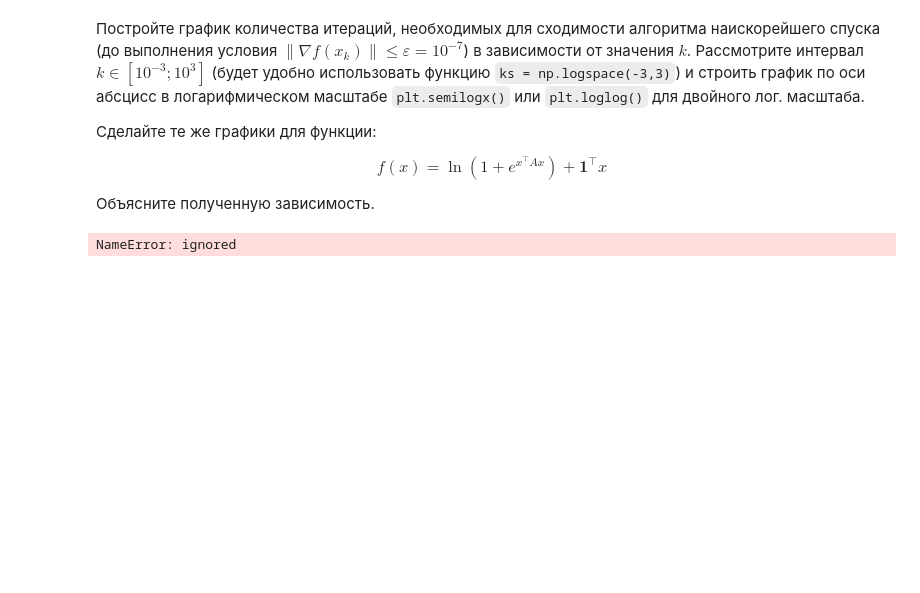
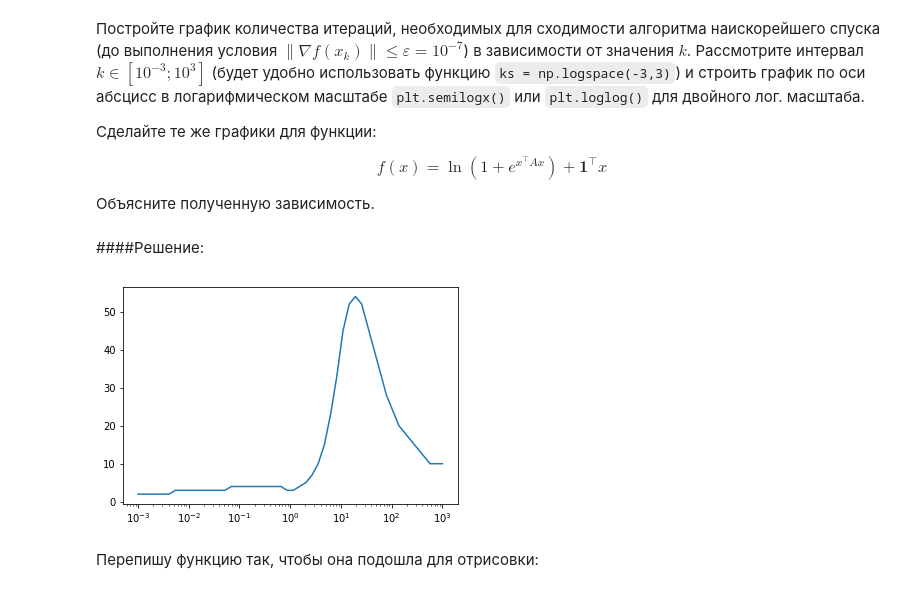
Before and after one commit to ilikot/optim, a Jupyter notebook: HW1_Takidze_Ilya.ipynb, the cells around one changed output. Cells and saved outputs as stored; diff of their text form; code cells hidden in the pictures; blank space fills up the shorter version.

```diff
--- a/HW1_Takidze_Ilya.ipynb
+++ b/HW1_Takidze_Ilya.ipynb
@@ -562,16 +740,12 @@ def steepest_descent_len(x_0, f, df, df_eps = 1e-2, max_iter = 1000):
-# %%
-ks = np.logspace(-3,3)
-#x = np.array((np.linspace(-10, 10, num = len(ks)), np.linspace(-10, 10, num = len(ks))))
-x_0 = [3.7,1]
-#grad = steepest_descent(x_0, f_6(x, ks), df_6, df_eps = 1e-7)
-#print(grad)
-#x = np.zeros(len(grad))
-#y = np.zeros(len(grad))
-#for i in range(len(grad)):
-#  x[i] = grad[i][0]
-#  y[i] = grad[i][1]
-#print(grad)
-plt.plot(ks, steepest_descent_len(x_0, f_6(x, *ks), df_6, df_eps = 1e-7))
-plt.show()
-# %% [output]
-NameError: ignored
+# %% [markdown]
+####Решение:
+# %%
+ks = np.logspace(-3, 3)
+res=[]
+for i in ks:
+    res.append(len(steepest_descent(x_0,f_6, df_6, i)))
+plt.semilogx()
+plt.plot(ks, res)
+plt.show()
+# %% [output]
+[figure, added]
@@ -577,0 +775,2 @@ NameError: ignored
+# %% [markdown]
+Перепишу функцию так, чтобы она подошла для отрисовки:
```
Also changed, not shown: parts of 25 cells of this notebook.
